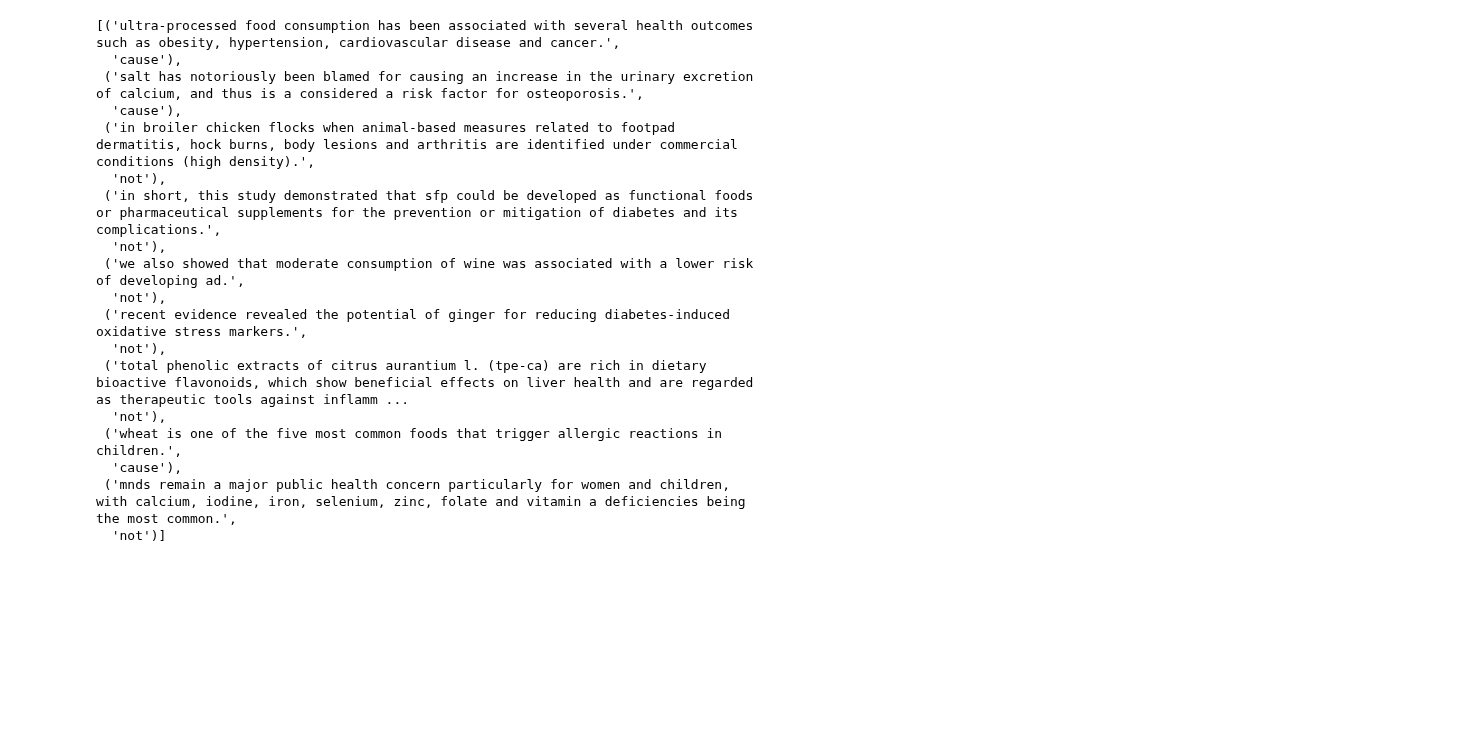
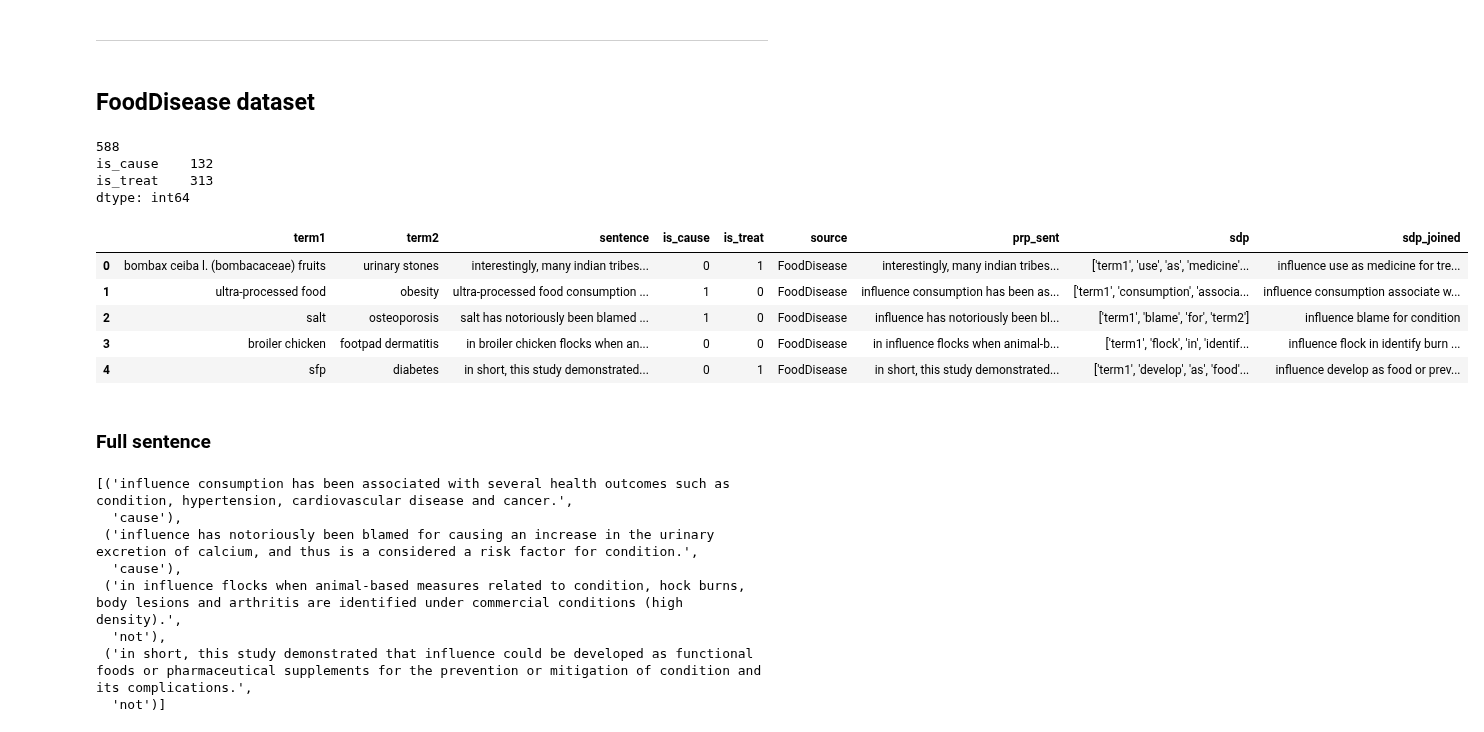
Before and after one commit to anaterovic/NLP, a Jupyter notebook: docs/milestone3_graphs.ipynb, the cells around one changed output. Saved outputs shown, nothing was run; the diff lists cells and outputs as text; code cells hidden in the pictures; blank space fills up the shorter version.

Commit message:
graphs food disease full sentence analysis

```diff
--- a/docs/milestone3_graphs.ipynb
+++ b/docs/milestone3_graphs.ipynb
@@ -55,3 +47,28 @@ df.head()
+# %% [markdown]
+------------------------
+# %% [markdown]
+## FoodDisease dataset
+# %%
+df = pd.read_csv(Path('../data/milestone3/preprocessed.csv'), sep=';')
+df = df[df['source'] == 'FoodDisease']
+df['prp_sent'] = df['prp_sent'].apply(lambda x: x.replace('term1', 'influence'). replace('term2', 'condition'))
+df['sdp_joined'] = df['sdp_joined'].apply(lambda x: x.replace('term1', 'influence'). replace('term2', 'condition'))
+# Only food disease because CrowdTruth is too bad quality
+labels = df[['is_cause', 'is_treat']][df['source'] == 'FoodDisease']
+print(len(labels))
+print(labels.sum(axis=0))
+df.head()
+# %% [output]
+588
+is_cause    132
+is_treat    313
+dtype: int64
+|  | term1 | term2 | sentence | is_cause | is_treat | source | prp_sent | sdp | sdp_joined |
+| 0 | bombax ceiba l. (bombacaceae) fruits | urinary stones | interestingly, many indian tribes... | 0 | 1 | FoodDisease | interestingly, many indian tribes... | ['term1', 'use', 'as', 'medicine'... | influence use as medicine for tre... |
+| 1 | ultra-processed food | obesity | ultra-processed food consumption ... | 1 | 0 | FoodDisease | influence consumption has been as... | ['term1', 'consumption', 'associa... | influence consumption associate w... |
+| 2 | salt | osteoporosis | salt has notoriously been blamed ... | 1 | 0 | FoodDisease | influence has notoriously been bl... | ['term1', 'blame', 'for', 'term2'] | influence blame for condition |
+| 3 | broiler chicken | footpad dermatitis | in broiler chicken flocks when an... | 0 | 0 | FoodDisease | in influence flocks when animal-b... | ['term1', 'flock', 'in', 'identif... | influence flock in identify burn ... |
+| 4 | sfp | diabetes | in short, this study demonstrated... | 0 | 1 | FoodDisease | in short, this study demonstrated... | ['term1', 'develop', 'as', 'food'... | influence develop as food or prev... |
 # %%
 def make_sentences(column="is_cause", df=df):
     sentences = []
@@ -64,28 +84,20 @@ def make_sentences(column="is_cause", df=df):
         sentences.append((sentence, relation))
     return sentences
+# %% [markdown]
+### Full sentence
 # %%
 sentences_cause = make_sentences("is_cause", df)
 sentences_treat = make_sentences("is_treat", df)
 # %%
-sentences_cause[1:10]
+sentences_cause[1:5]
 # %% [output]
-[('ultra-processed food consumption has been associated with several health outcomes such as obesity, hypertension, cardiovascular disease and cancer.',
+[('influence consumption has been associated with several health outcomes such as condition, hypertension, cardiovascular disease and cancer.',
   'cause'),
- ('salt has notoriously been blamed for causing an increase in the urinary excretion of calcium, and thus is a considered a risk factor for osteoporosis.',
+ ('influence has notoriously been blamed for causing an increase in the urinary excretion of calcium, and thus is a considered a risk factor for condition.',
   'cause'),
- ('in broiler chicken flocks when animal-based measures related to footpad dermatitis, hock burns, body lesions and arthritis are identified under commercial conditions (high density).',
+ ('in influence flocks when animal-based measures related to condition, hock burns, body lesions and arthritis are identified under commercial conditions (high density).',
   'not'),
- ('in short, this study demonstrated that sfp could be developed as functional foods or pharmaceutical supplements for the prevention or mitigation of diabetes and its complications.',
-  'not'),
- ('we also showed that moderate consumption of wine was associated with a lower risk of developing ad.',
-  'not'),
- ('recent evidence revealed the potential of ginger for reducing diabetes-induced oxidative stress markers.',
-  'not'),
- ('total phenolic extracts of citrus aurantium l. (tpe-ca) are rich in dietary bioactive flavonoids, which show beneficial effects on liver health and are regarded as therapeutic tools against inflamm ...
-  'not'),
- ('wheat is one of the five most common foods that trigger allergic reactions in children.',
-  'cause'),
- ('mnds remain a major public health concern particularly for women and children, with calcium, iodine, iron, selenium, zinc, folate and vitamin a deficiencies being the most common.',
+ ('in short, this study demonstrated that influence could be developed as functional foods or pharmaceutical supplements for the prevention or mitigation of condition and its complications.',
   'not')]
 # %%
 dataset_cause = Dataset(sentences_cause, label_vocab={"not":0, "cause": 1}, lang="en")
```
Also changed, not shown: parts of 99 cells of this notebook, 1 other file.
